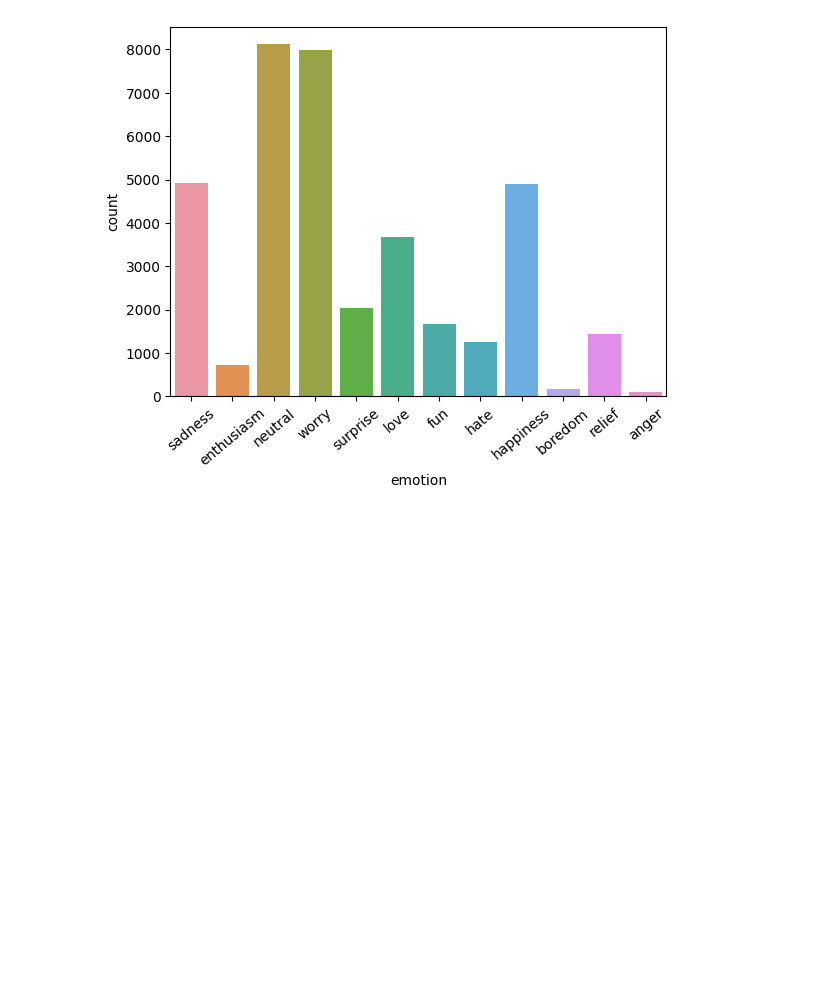
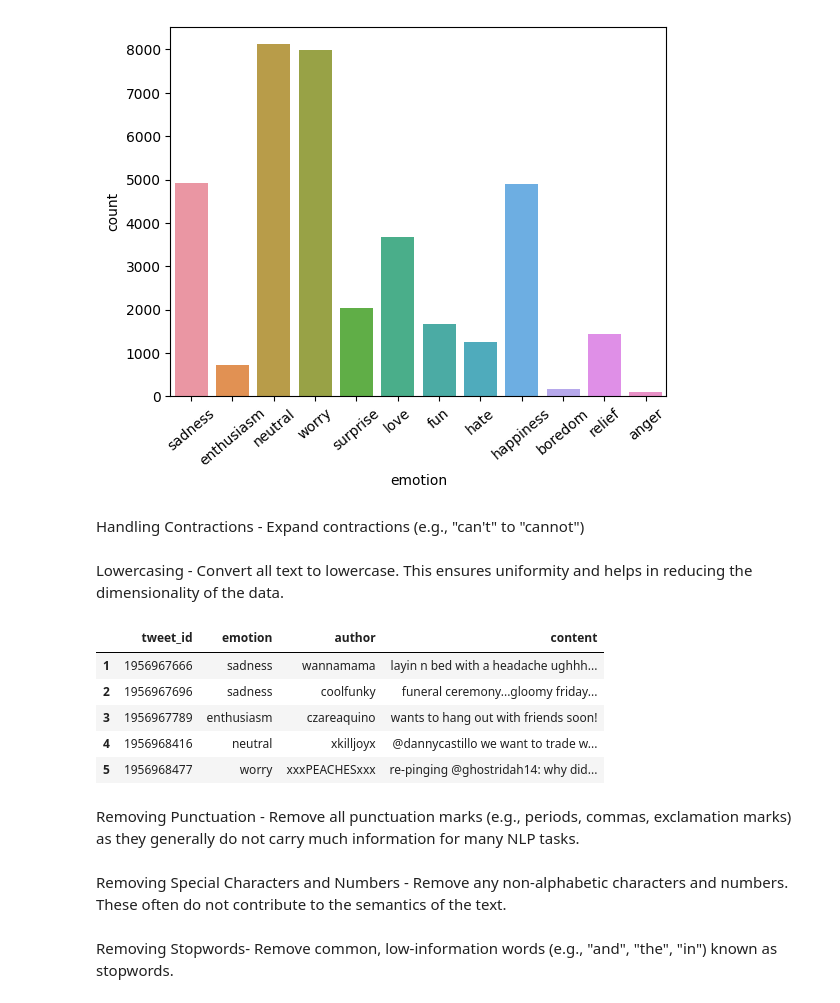
Before and after one commit to SandhiyaAcharya/Emotion_Analysis, a Jupyter notebook: Emotion_Analysis.ipynb, the cells around one changed output. Cells and saved outputs as stored; diff of their text form; code cells hidden in the pictures; blank space fills up the shorter version.

```diff
--- a/Emotion_Analysis.ipynb
+++ b/Emotion_Analysis.ipynb
@@ -15,6 +28,6 @@ import neattext.functions as nfx # Text Cleaning function
 # %%
 #Import dataset
-data=pd.read_csv("/content/sample_data/text_emotion.csv")
+data=pd.read_csv("/content/text_emotion.csv")
 data.head()
 # %% [output]
 |  | tweet_id | sentiment | author | content |
@@ -79,3 +102,21 @@ emotions_count.set_xticklabels(emotions_count.get_xticklabels(), rotation=40)
  Text(10, 0, 'relief'),
  Text(11, 0, 'anger')]
 [figure]
+# %% [markdown]
+Handling Contractions - Expand contractions (e.g., "can't" to "cannot")
+# %%
+data['content']=[nt.fix_contractions(text) for text in data['content']]
+# %% [markdown]
+Lowercasing -  Convert all text to lowercase. This ensures uniformity and helps in reducing the dimensionality of the data.
+# %%
+data['content']=data['content'].str.lower()
+data.head()
+# %% [output]
+|  | tweet_id | emotion | author | content |
+| 1 | 1956967666 | sadness | wannamama | layin n bed with a headache ughhh... |
+| 2 | 1956967696 | sadness | coolfunky | funeral ceremony...gloomy friday... |
+| 3 | 1956967789 | enthusiasm | czareaquino | wants to hang out with friends soon! |
+| 4 | 1956968416 | neutral | xkilljoyx | @dannycastillo we want to trade w... |
+| 5 | 1956968477 | worry | xxxPEACHESxxx | re-pinging @ghostridah14: why did... |
+# %% [markdown]
+Removing Punctuation - Remove all punctuation marks (e.g., periods, commas, exclamation marks) as they generally do not carry much information for many NLP tasks.
@@ -81,0 +134,2 @@ emotions_count.set_xticklabels(emotions_count.get_xticklabels(), rotation=40)
+# %% [markdown]
+Removing Special Characters and Numbers - Remove any non-alphabetic characters and numbers. These often do not contribute to the semantics of the text.
@@ -81,0 +148,2 @@ emotions_count.set_xticklabels(emotions_count.get_xticklabels(), rotation=40)
+# %% [markdown]
+Removing Stopwords-  Remove common, low-information words (e.g., "and", "the", "in") known as stopwords.
```
Also changed, not shown: parts of 13 cells of this notebook.
